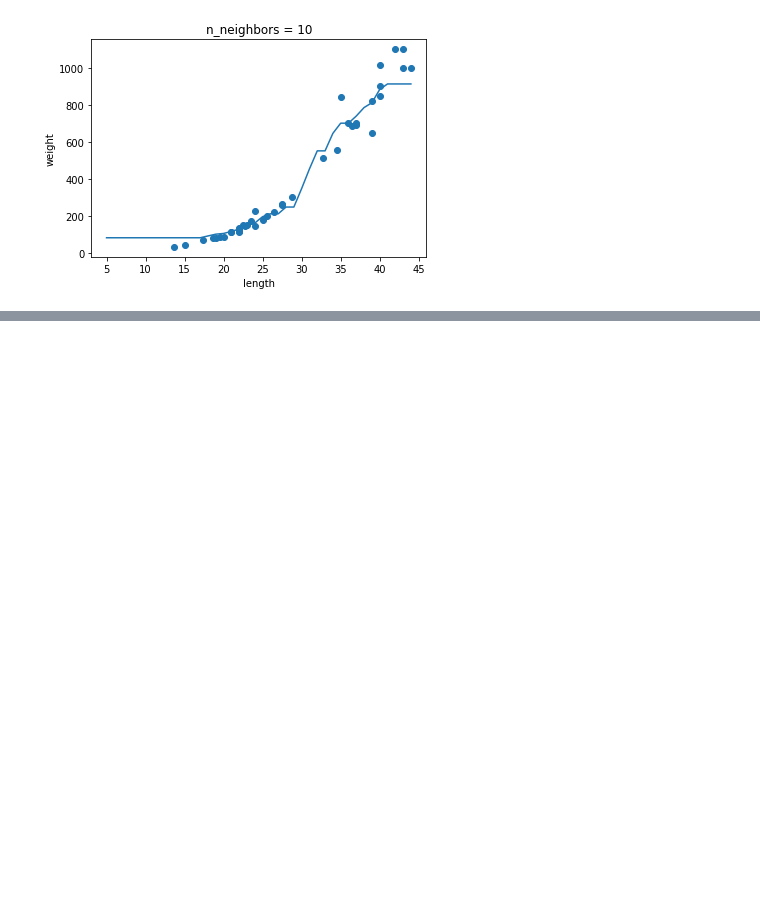
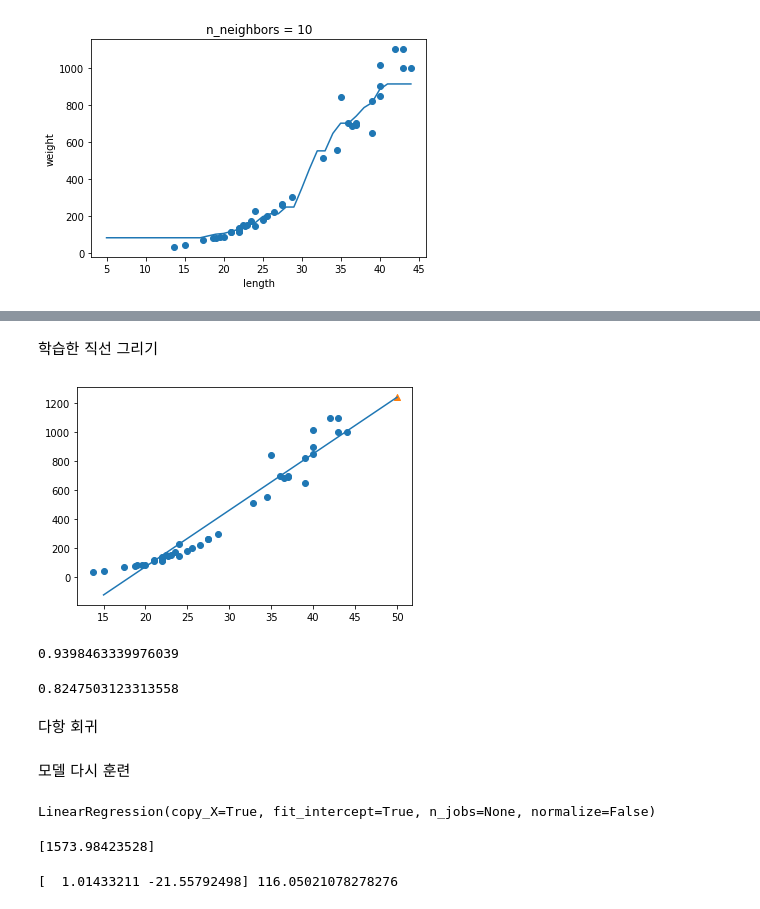
Before and after one commit to ParkHyunsu1110/Machine-Learning, a Jupyter notebook: 2021_09_24.ipynb, the cells around one changed output, grey strips where cells are left out. Drawn from its saved outputs; the diff is of its cells as text; code cells hidden in the pictures; blank space fills up the shorter version.

```diff
--- a/2021_09_24.ipynb
+++ b/2021_09_24.ipynb
@@ -103,0 +168,24 @@ for n in [1, 5, 10]:
+# %% [markdown]
+학습한 직선 그리기
+# %%
+# 훈련 세트의 산점도를 그립니다.
+plt.scatter(train_input, train_target)
+
+# 15에서 50까지 1차 방정식 그래프를 그립니다.
+plt.plot([15, 50], [15*lr.coef_+lr.intercept_, 50*lr.coef_+lr.intercept_])
+
+# 50cm 농어 데이터
+plt.scatter(50, 1241.8, marker='^')
+plt.show()
+# %% [output]
+[figure, added]
+# %%
+print(lr.score(train_input, train_target))
+# %% [output]
+0.9398463339976039
+# %%
+print(lr.score(test_input, test_target))
+# %% [output]
+0.8247503123313558
+# %% [markdown]
+다항 회귀
@@ -103,0 +195,15 @@ for n in [1, 5, 10]:
+# %% [markdown]
+모델 다시 훈련
+# %%
+lr = LinearRegression()
+lr.fit(train_poly, train_target)
+# %% [output]
+LinearRegression(copy_X=True, fit_intercept=True, n_jobs=None, normalize=False)
+# %%
+print(lr.predict([[50 ** 2, 50]]))
+# %% [output]
+[1573.98423528]
+# %%
+print(lr.coef_, lr.intercept_)
+# %% [output]
+[  1.01433211 -21.55792498] 116.05021078278276
```
Also changed, not shown: parts of 17 cells of this notebook.
